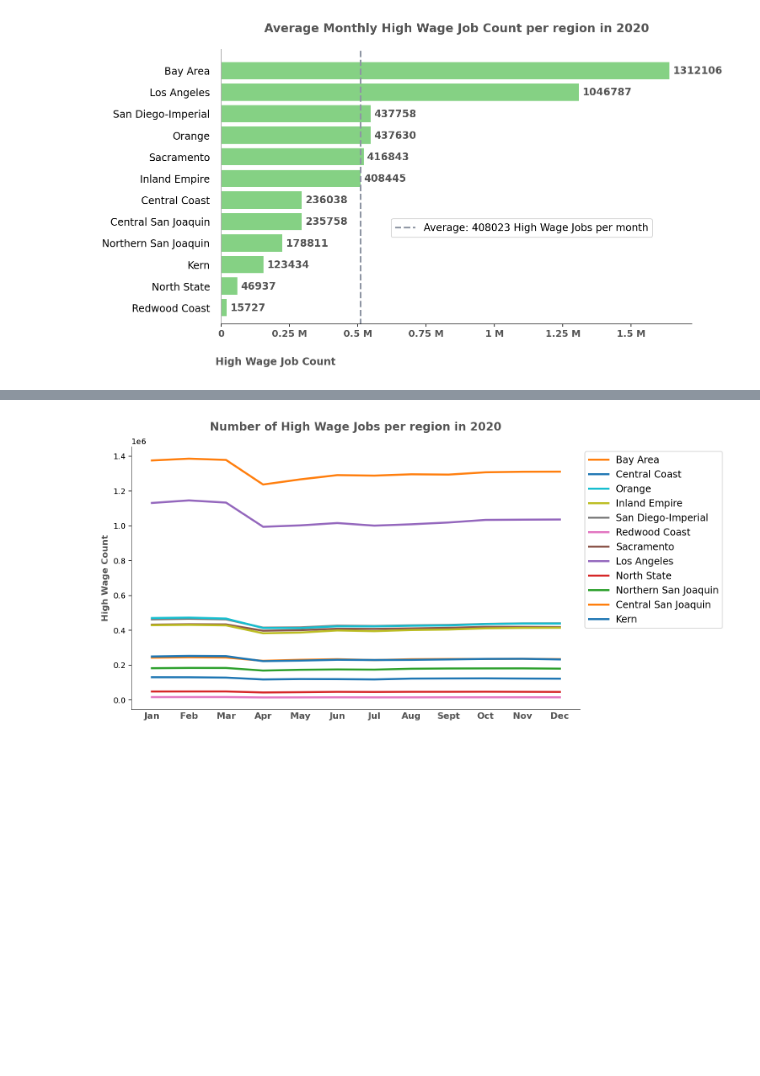
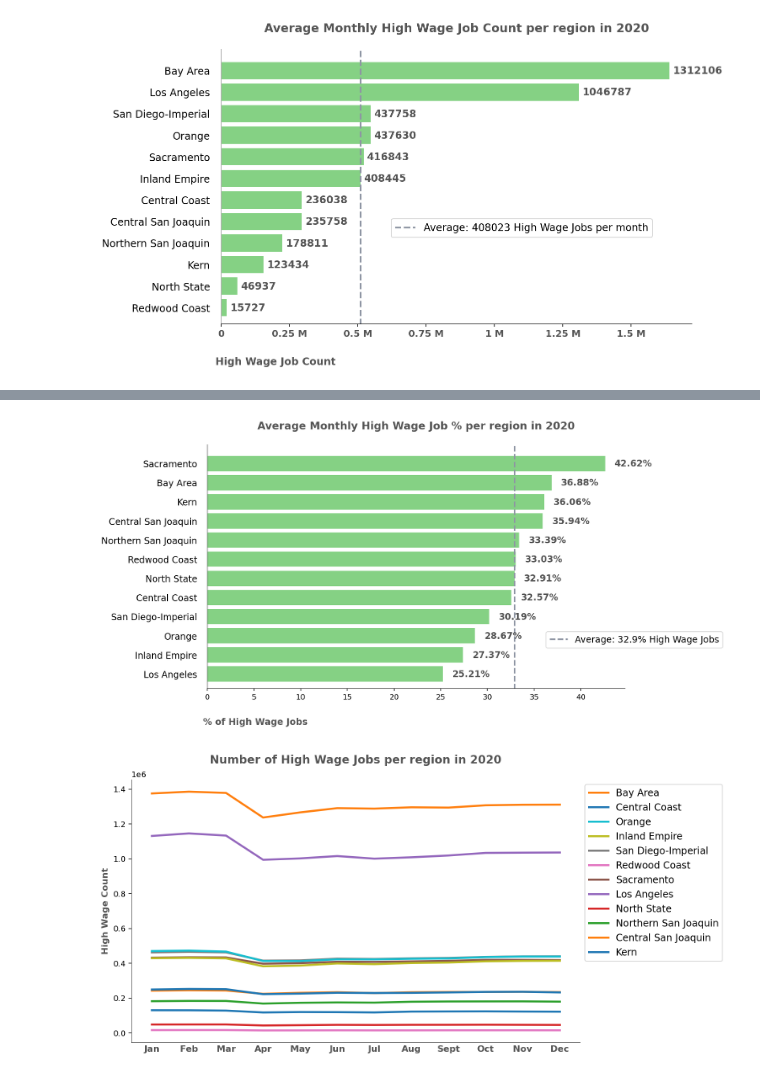
Before and after one commit to cafwd/job_quality_index, a Jupyter notebook: high-wage-visualizations.ipynb, the cells around one changed output, grey strips where cells are left out. Cells and saved outputs as stored; diff of their text form; code cells hidden in the pictures; blank space fills up the shorter version.

```diff
--- a/high-wage-visualizations.ipynb
+++ b/high-wage-visualizations.ipynb
@@ -576,3 +519,60 @@ plt.show()
+# %%
+fig, ax = plt.subplots(figsize=(10,6))
+
+ax.barh(np.arange(12), hw_regions_perc_sorted['Percentage'].values, color='#85d184')
+
+ax.set_yticks(np.arange(12))
+ax.set_yticklabels(hw_regions_perc_sorted.index, fontsize = 12, ha='right')
+ax.tick_params(axis='y',direction='out', pad=10, left=False)
+
+ax.set_xlabel("% of High Wage Jobs", fontsize=12, weight='bold', color = '#545454')
+ax.xaxis.set_label_coords(0.115, -0.12)
+
+mean_val = round(hw_regions_perc_sorted['Percentage'].values.mean(), 2)
+
+ax.vlines(x=mean_val, ymin=-0.8, ymax=12,
+          color='#8e95a3', lw=2, ls='dashed', label=f'Average: {mean_val}% High Wage Jobs')
+ax.set_ylim(-0.75, 12)
+
+ax.set_title('Average Monthly High Wage Job % per region in 2020',
+             fontsize=14, weight='bold', pad=20, color='#545454')
+
+ax.annotate(f"{round(hw_regions_perc_sorted['Percentage'].values[0], 2)}%",
+            (hw_regions_perc_sorted['Percentage'].values[0]+1, -0.15), size=12, weight='bold', color='#545454', annotation_clip=False)
+ax.annotate(f"{round(hw_regions_perc_sorted['Percentage'].values[1], 2)}%",
+            (hw_regions_perc_sorted['Percentage'].values[1]+1, 0.85), size=12, weight='bold', color='#545454', annotation_clip=False)
+ax.annotate(f"{round(hw_regions_perc_sorted['Percentage'].values[2], 2)}%",
+            (hw_regions_perc_sorted['Percentage'].values[2]+1, 1.85), size=12, weight='bold', color='#545454', annotation_clip=False)
+ax.annotate(f"{round(hw_regions_perc_sorted['Percentage'].values[3], 2)}%",
+            (hw_regions_perc_sorted['Percentage'].values[3]+1, 2.85), size=12, weight='bold', color='#545454', annotation_clip=False)
+ax.annotate(f"{round(hw_regions_perc_sorted['Percentage'].values[4], 2)}%",
+            (hw_regions_perc_sorted['Percentage'].values[4]+1, 3.85), size=12, weight='bold', color='#545454', annotation_clip=False)
+ax.annotate(f"{round(hw_regions_perc_sorted['Percentage'].values[5], 2)}%",
+            (hw_regions_perc_sorted['Percentage'].values[5]+1, 4.85), size=12, weight='bold', color='#545454', annotation_clip=False)
+ax.annotate(f"{round(hw_regions_perc_sorted['Percentage'].values[6], 2)}%",
+            (hw_regions_perc_sorted['Percentage'].values[6]+1, 5.85), size=12, weight='bold', color='#545454', annotation_clip=False)
+ax.annotate(f"{round(hw_regions_perc_sorted['Percentage'].values[7], 2)}%",
+            (hw_regions_perc_sorted['Percentage'].values[7]+1, 6.85), size=12, weight='bold', color='#545454', annotation_clip=False)
+ax.annotate(f"{round(hw_regions_perc_sorted['Percentage'].values[8], 2)}%",
+            (hw_regions_perc_sorted['Percentage'].values[8]+1, 7.85), size=12, weight='bold', color='#545454', annotation_clip=False)
+ax.annotate(f"{round(hw_regions_perc_sorted['Percentage'].values[9], 2)}%",
+            (hw_regions_perc_sorted['Percentage'].values[9]+1, 8.85), size=12, weight='bold', color='#545454', annotation_clip=False)
+ax.annotate(f"{round(hw_regions_perc_sorted['Percentage'].values[10], 2)}%",
+            (hw_regions_perc_sorted['Percentage'].values[10]+1, 9.85), size=12, weight='bold', color='#545454', annotation_clip=False)
+ax.annotate(f"{round(hw_regions_perc_sorted['Percentage'].values[11], 2)}%",
+            (hw_regions_perc_sorted['Percentage'].values[11]+1, 10.85), size=12, weight='bold', color='#545454', annotation_clip=False)
+
+
+ax.spines['top'].set_visible(False)
+ax.spines['right'].set_visible(False)
+ax.spines['bottom'].set_linewidth(0.5)
+ax.spines['left'].set_linewidth(0.5)
+
+handles, labels = ax.get_legend_handles_labels()
+ax.legend(handles[::-1], labels[::-1], bbox_to_anchor=(0.8, 0.25), loc='upper left', fontsize=12)
+plt.show()
+# %% [output]
+[figure, added]
 # %%
 kern_data = data.loc[data['Region'] == 'Kern']
 csj_data = data.loc[data['Region'] == 'Central San Joaquin']
```
Also changed, not shown: parts of 27 cells of this notebook, 1 other file.
